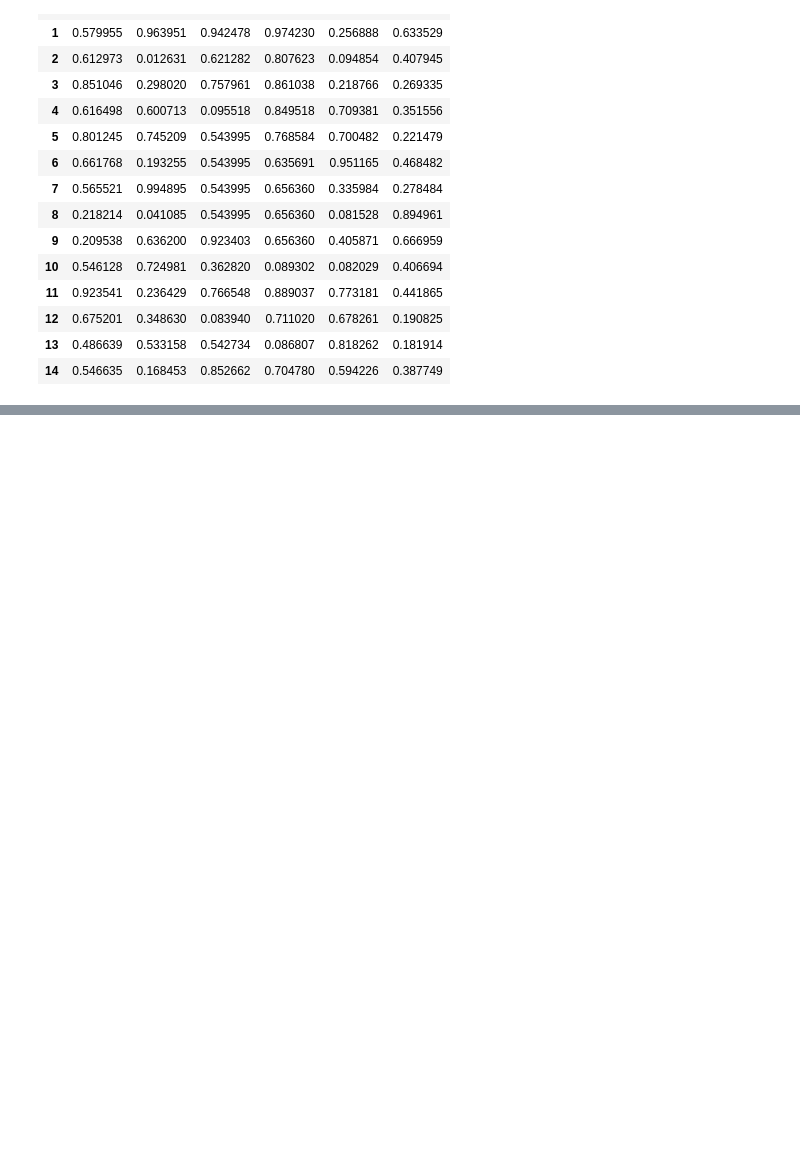
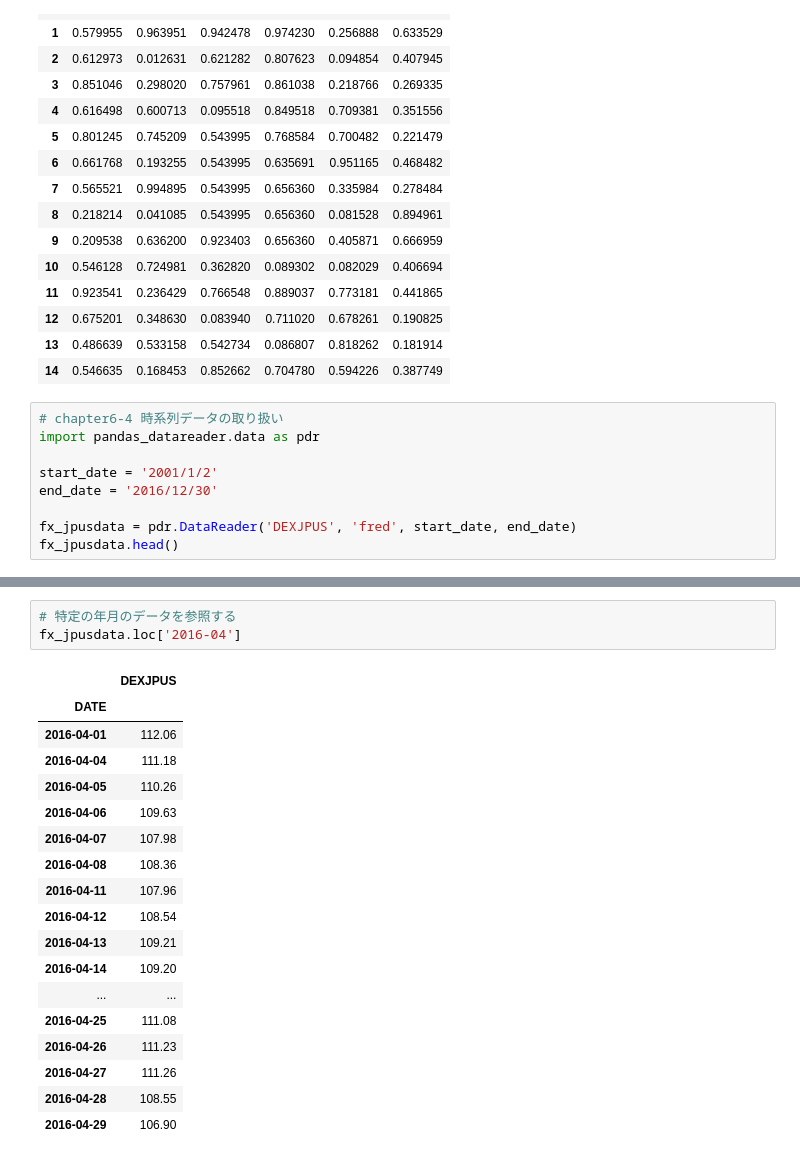
Before and after one commit to bossagyu/data-scientist-training-course, a Jupyter notebook: src/chapter6/chapter6.ipynb, the cells around one changed output, grey strips where cells are left out. Drawn from its saved outputs; the diff is of its cells as text; blank space fills up the shorter version.

Commit message:
add: chapter6-5

```diff
--- a/src/chapter6/chapter6.ipynb
+++ b/src/chapter6/chapter6.ipynb
@@ -872,3 +872,12 @@ df2.fillna(df2.mean())  # 各カラムの平均値で欠損値を埋める
 | 12 | 0.675201 | 0.348630 | 0.083940 | 0.711020 | 0.678261 | 0.190825 |
 | 13 | 0.486639 | 0.533158 | 0.542734 | 0.086807 | 0.818262 | 0.181914 |
 | 14 | 0.546635 | 0.168453 | 0.852662 | 0.704780 | 0.594226 | 0.387749 |
+# %%
+# chapter6-4 時系列データの取り扱い
+import pandas_datareader.data as pdr
+
+start_date = '2001/1/2'
+end_date = '2016/12/30'
+
+fx_jpusdata = pdr.DataReader('DEXJPUS', 'fred', start_date, end_date)
+fx_jpusdata.head()
@@ -874,0 +892,22 @@ df2.fillna(df2.mean())  # 各カラムの平均値で欠損値を埋める
+# %%
+# 特定の年月のデータを参照する
+fx_jpusdata.loc['2016-04']
+# %% [output]
+|  | DEXJPUS |
+| DATE |  |
+| 2016-04-01 | 112.06 |
+| 2016-04-04 | 111.18 |
+| 2016-04-05 | 110.26 |
+| 2016-04-06 | 109.63 |
+| 2016-04-07 | 107.98 |
+| 2016-04-08 | 108.36 |
+| 2016-04-11 | 107.96 |
+| 2016-04-12 | 108.54 |
+| 2016-04-13 | 109.21 |
+| 2016-04-14 | 109.20 |
+| ... | ... |
+| 2016-04-25 | 111.08 |
+| 2016-04-26 | 111.23 |
+| 2016-04-27 | 111.26 |
+| 2016-04-28 | 108.55 |
+| 2016-04-29 | 106.90 |
```
Also changed, not shown: parts of 11 cells of this notebook.
